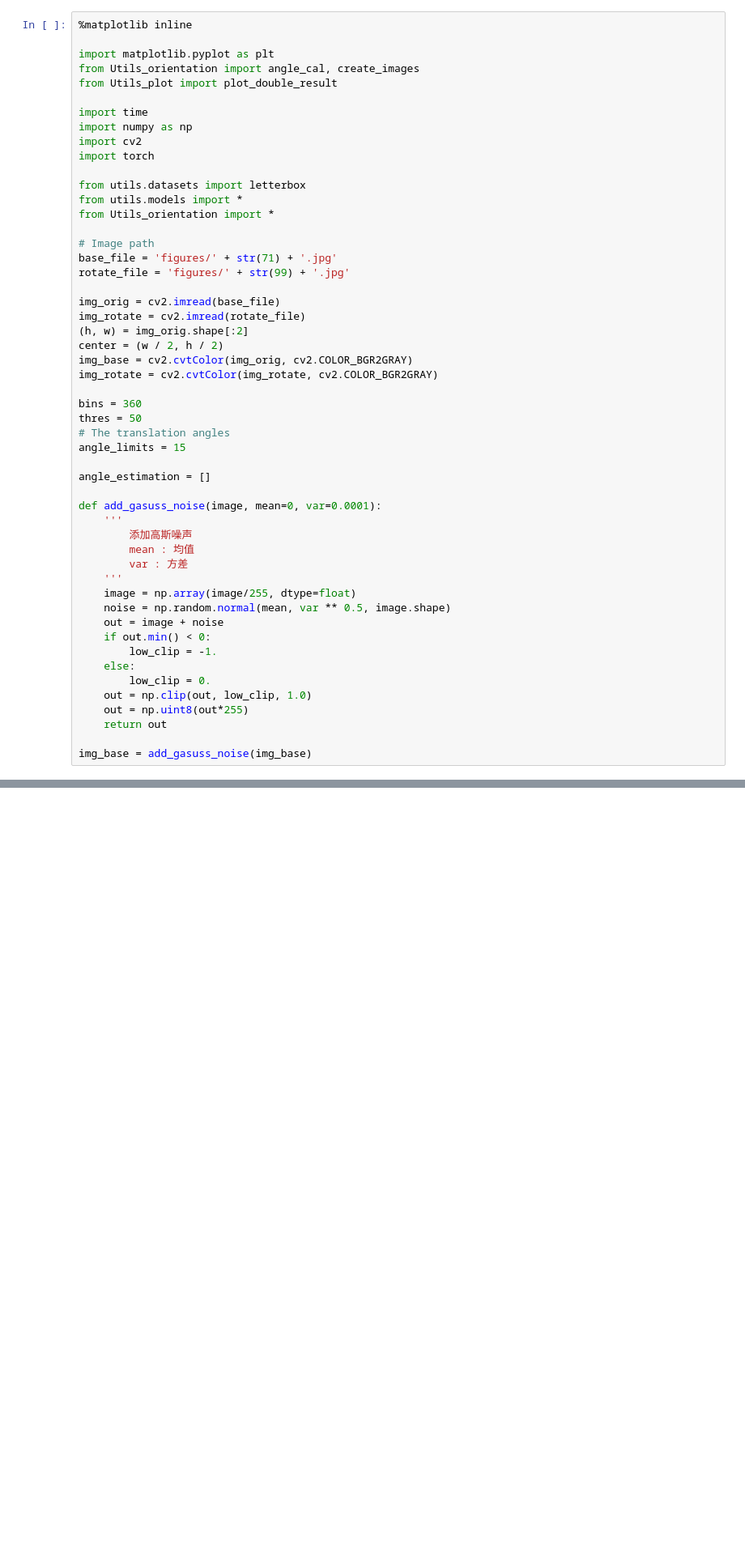
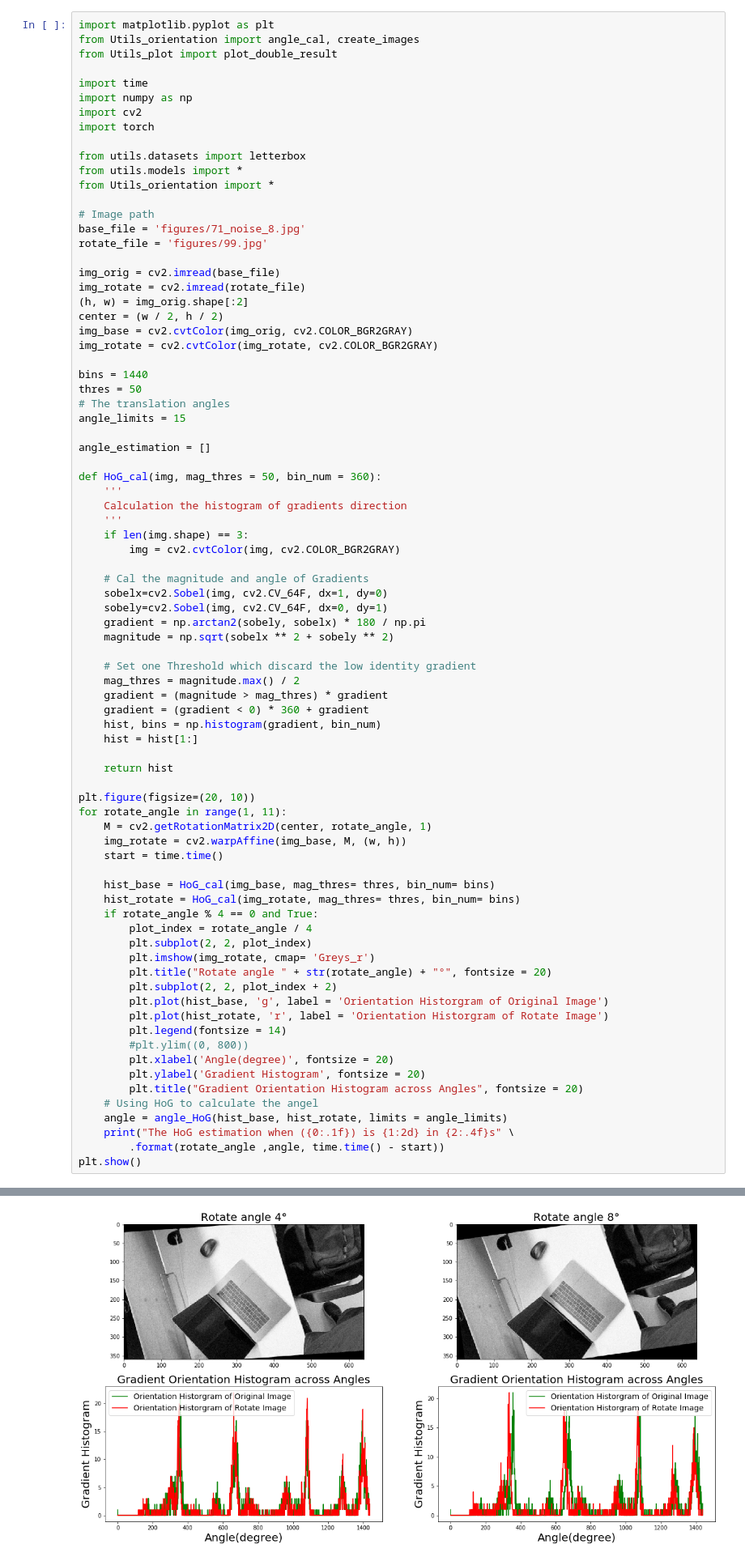
Before and after one commit to JohnpaulC/Image_Orientation, a Jupyter notebook: Noise Image.ipynb, the cells around one changed output, grey strips where cells are left out. Shown at 81% size. Cells and saved outputs as stored; diff of their text form; blank space fills up the shorter version.

```diff
--- a/Noise Image.ipynb
+++ b/Noise Image.ipynb
@@ -1,6 +7,4 @@
 # %%
-%matplotlib inline
-
 import matplotlib.pyplot as plt
 from Utils_orientation import angle_cal, create_images
 from Utils_plot import plot_double_result
@@ -15,8 +19,8 @@ from utils.models import *
 from Utils_orientation import *
 
 # Image path
-base_file = 'figures/' + str(71) + '.jpg'
-rotate_file = 'figures/' + str(99) + '.jpg'
+base_file = 'figures/71_noise_8.jpg'
+rotate_file = 'figures/99.jpg'
 
 img_orig = cv2.imread(base_file)
 img_rotate = cv2.imread(rotate_file)
@@ -25,28 +29,59 @@ center = (w / 2, h / 2)
 img_base = cv2.cvtColor(img_orig, cv2.COLOR_BGR2GRAY)
 img_rotate = cv2.cvtColor(img_rotate, cv2.COLOR_BGR2GRAY)
 
-bins = 360
+bins = 1440
 thres = 50
 # The translation angles
 angle_limits = 15
 
 angle_estimation = []
 
-def add_gasuss_noise(image, mean=0, var=0.0001):
+def HoG_cal(img, mag_thres = 50, bin_num = 360):
     '''
-        添加高斯噪声
-        mean : 均值
-        var : 方差
+    Calculation the histogram of gradients direction
     '''
-    image = np.array(image/255, dtype=float)
-    noise = np.random.normal(mean, var ** 0.5, image.shape)
-    out = image + noise
-    if out.min() < 0:
-        low_clip = -1.
-    else:
-        low_clip = 0.
-    out = np.clip(out, low_clip, 1.0)
-    out = np.uint8(out*255)
-    return out
+    if len(img.shape) == 3:
+        img = cv2.cvtColor(img, cv2.COLOR_BGR2GRAY)
 
-img_base = add_gasuss_noise(img_base)
+    # Cal the magnitude and angle of Gradients
+    sobelx=cv2.Sobel(img, cv2.CV_64F, dx=1, dy=0)
+    sobely=cv2.Sobel(img, cv2.CV_64F, dx=0, dy=1)
+    gradient = np.arctan2(sobely, sobelx) * 180 / np.pi
+    magnitude = np.sqrt(sobelx ** 2 + sobely ** 2)
+
+    # Set one Threshold which discard the low identity gradient
+    mag_thres = magnitude.max() / 2
+    gradient = (magnitude > mag_thres) * gradient
+    gradient = (gradient < 0) * 360 + gradient
+    hist, bins = np.histogram(gradient, bin_num)
+    hist = hist[1:]
+
+    return hist
+
+plt.figure(figsize=(20, 10))
+for rotate_angle in range(1, 11):
+    M = cv2.getRotationMatrix2D(center, rotate_angle, 1)
+    img_rotate = cv2.warpAffine(img_base, M, (w, h))
+    start = time.time()
+
+    hist_base = HoG_cal(img_base, mag_thres= thres, bin_num= bins)
+    hist_rotate = HoG_cal(img_rotate, mag_thres= thres, bin_num= bins)
+    if rotate_angle % 4 == 0 and True:
+        plot_index = rotate_angle / 4
+        plt.subplot(2, 2, plot_index)
+        plt.imshow(img_rotate, cmap= 'Greys_r')
+        plt.title("Rotate angle " + str(rotate_angle) + "°", fontsize = 20)
+        plt.subplot(2, 2, plot_index + 2)
+        plt.plot(hist_base, 'g', label = 'Orientation Historgram of Original Image')
+        plt.plot(hist_rotate, 'r', label = 'Orientation Historgram of Rotate Image')
+        plt.legend(fontsize = 14)
+        #plt.ylim((0, 800))
+        plt.xlabel('Angle(degree)', fontsize = 20)
+        plt.ylabel('Gradient Histogram', fontsize = 20)
+        plt.title("Gradient Orientation Histogram across Angles", fontsize = 20)
+    # Using HoG to calculate the angel
+    angle = angle_HoG(hist_base, hist_rotate, limits = angle_limits)
+    print("The HoG estimation when ({0:.1f}) is {1:2d} in {2:.4f}s" \
+        .format(rotate_angle ,angle, time.time() - start))
+plt.show()
+# %% [output]
@@ -52,0 +98 @@ img_base = add_gasuss_noise(img_base)
+[figure, added]
```
Also changed, not shown: parts of 6 cells of this notebook, 6 other files.
